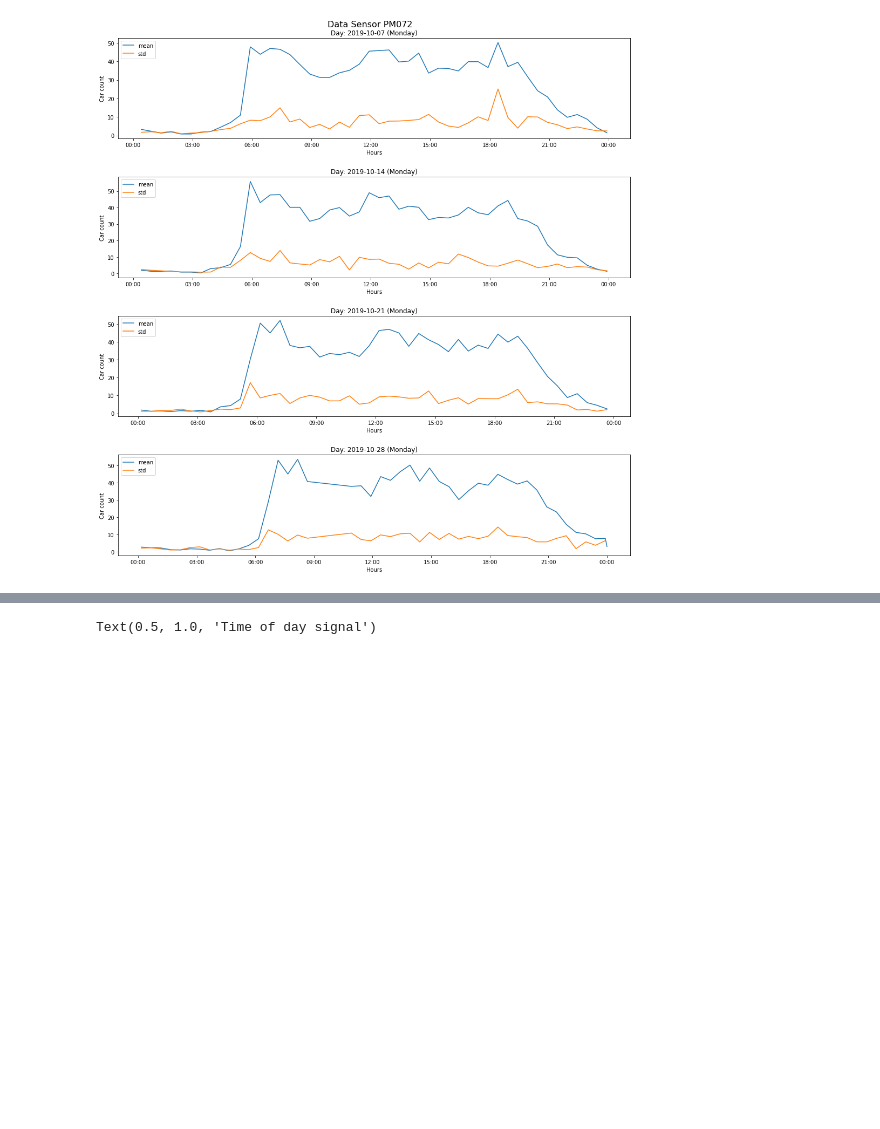
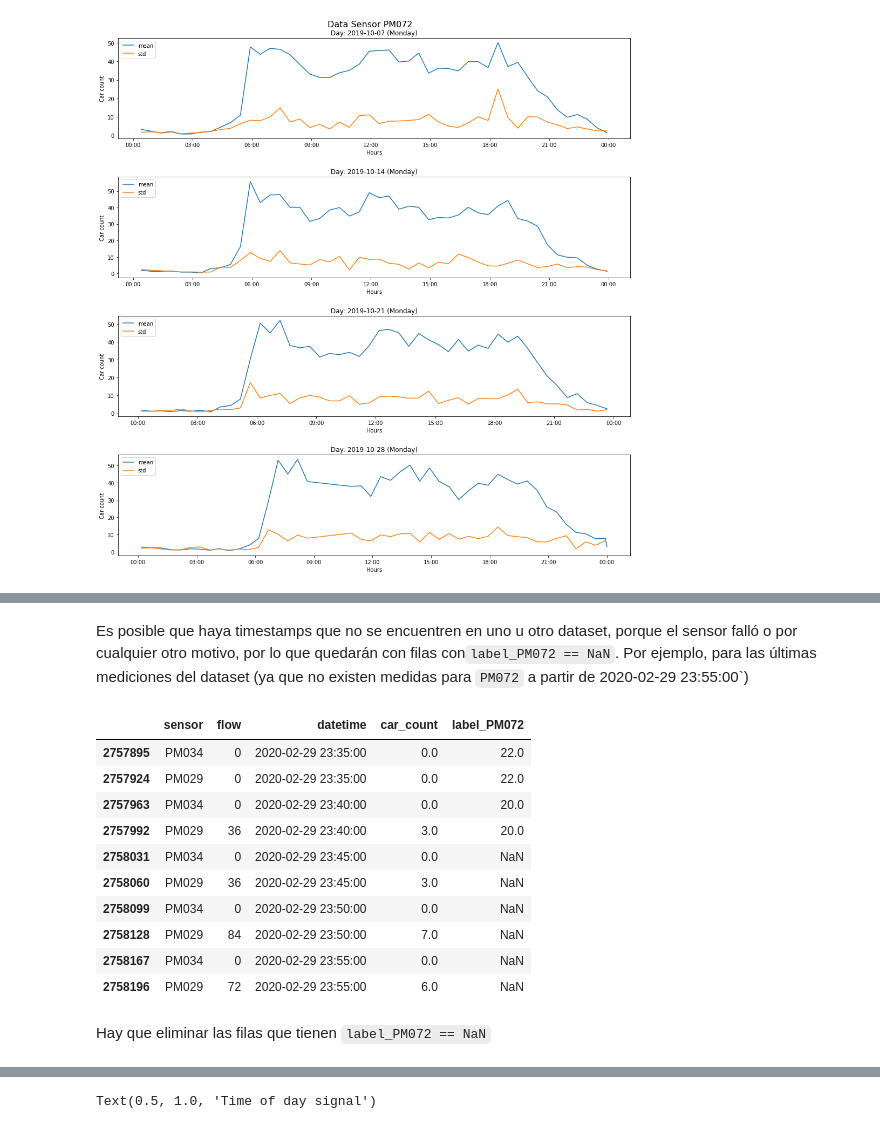
Before and after one commit to albertopmp/TFG, a Jupyter notebook: src/TrafficFlow.ipynb, the cells around one changed output, grey strips where cells are left out. Saved outputs shown, nothing was run; the diff lists cells and outputs as text; code cells hidden in the pictures; blank space fills up the shorter version.

```diff
--- a/src/TrafficFlow.ipynb
+++ b/src/TrafficFlow.ipynb
@@ -142,8 +142,8 @@ df.describe().transpose()
 Como ya se comentó en la sección anterior, existen 31 outlayers claros ( valor 99999.0 en la columna `flow`) que deben
 ser eliminados:
 # %%
-df = df[df.flow != 99999.0]
-df = df[df.car_count != 8333.25]
+df = df[df['flow'] != 99999.0]
+df = df[df['car_count'] != 8333.25]
 # %% [markdown]
 Podemos ver que ya no hay ninguna fila con `flow == 99999.0`:
 # %%
@@ -395,0 +362,6 @@ NameError: name 'adf' is not defined
+# %%
+# Se extraen los datos correspondientes al sensor donde se va a predecir
+PM072_data = df_1.loc[df_1['sensor'] == 'PM072']
+df_1 = df_1[df_1['sensor'] != 'PM072']
+df_1['label_PM072'] = np.nan
+df_1.head()
@@ -395,0 +385,20 @@ NameError: name 'adf' is not defined
+# %% [markdown]
+Es posible que haya timestamps que no se encuentren en uno u otro dataset, porque el sensor falló o por cualquier otro motivo,
+por lo que quedarán con filas con`label_PM072 == NaN`. Por ejemplo, para las últimas mediciones del dataset (ya que
+no existen medidas para `PM072` a partir de 2020-02-29 23:55:00`)
+# %%
+df_1.loc[df_1['datetime'] >= '2020-02-29 23:35:00']
+# %% [output]
+|  | sensor | flow | datetime | car_count | label_PM072 |
+| 2757895 | PM034 | 0 | 2020-02-29 23:35:00 | 0.0 | 22.0 |
+| 2757924 | PM029 | 0 | 2020-02-29 23:35:00 | 0.0 | 22.0 |
+| 2757963 | PM034 | 0 | 2020-02-29 23:40:00 | 0.0 | 20.0 |
+| 2757992 | PM029 | 36 | 2020-02-29 23:40:00 | 3.0 | 20.0 |
+| 2758031 | PM034 | 0 | 2020-02-29 23:45:00 | 0.0 | NaN |
+| 2758060 | PM029 | 36 | 2020-02-29 23:45:00 | 3.0 | NaN |
+| 2758099 | PM034 | 0 | 2020-02-29 23:50:00 | 0.0 | NaN |
+| 2758128 | PM029 | 84 | 2020-02-29 23:50:00 | 7.0 | NaN |
+| 2758167 | PM034 | 0 | 2020-02-29 23:55:00 | 0.0 | NaN |
+| 2758196 | PM029 | 72 | 2020-02-29 23:55:00 | 6.0 | NaN |
+# %% [markdown]
+Hay que eliminar las filas que tienen `label_PM072 == NaN`
```
Also changed, not shown: parts of 37 cells of this notebook.
